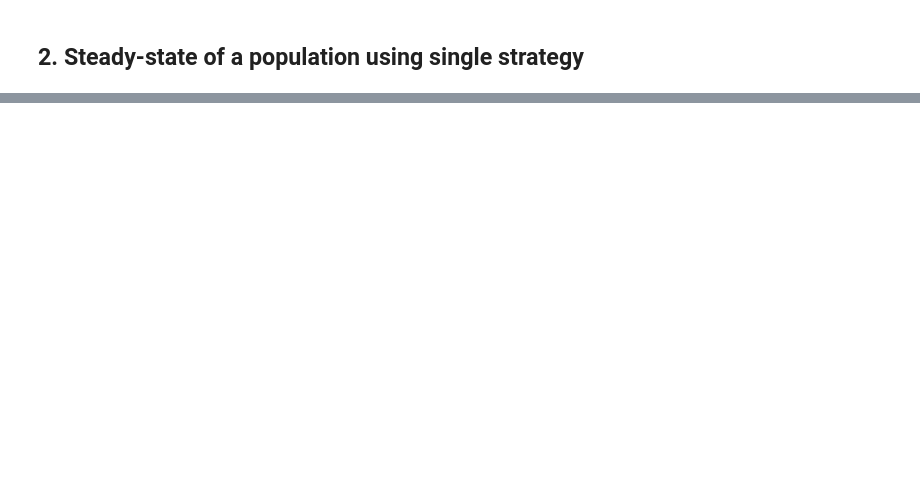
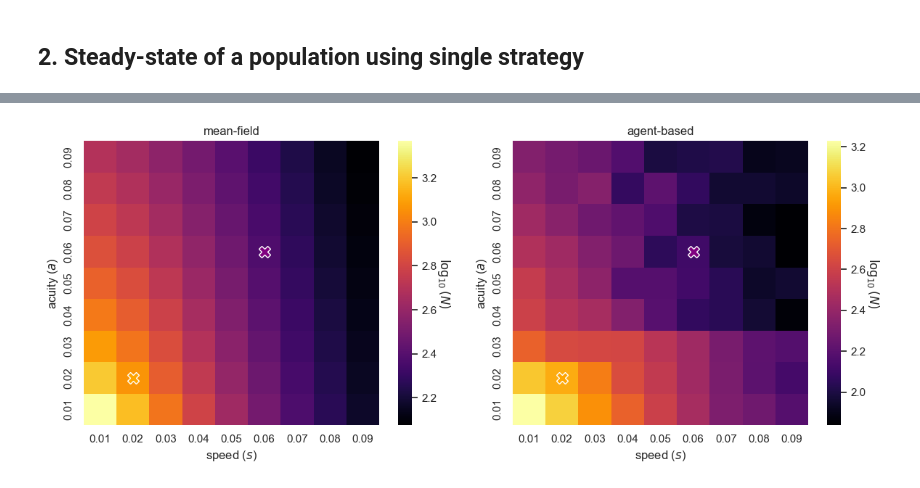
Before and after one commit to PrometheosFire/foraging-sim, a Jupyter notebook: evaluation/results.ipynb, the cells around one changed output, grey strips where cells are left out. Saved outputs shown, nothing was run; the diff lists cells and outputs as text; code cells hidden in the pictures; blank space fills up the shorter version.

```diff
--- a/evaluation/results.ipynb
+++ b/evaluation/results.ipynb
@@ -186,0 +193,83 @@ print(L)
+# %%
+# Parameters
+alpha = 4
+beta = 1
+delta_0 = 5e-3
+delta = 1
+K_b = 10
+K_d = 1.0
+F = 200
+resource_generation_rate = 1
+
+# Function that represents b(E) - d(E)
+def f(E):
+    E_alpha = E**alpha
+    b = beta * (E_alpha / (E_alpha + K_b**alpha))
+    d = delta_0 + delta * (K_d**alpha / (E_alpha + K_d**alpha))
+    return b - d
+
+initial_guess = 1.0
+
+# Solve b(E) = d(E) to obtain E*
+E_star = fsolve(f, initial_guess)[0]
+E_alpha = E_star**alpha
+
+# Load agent-level data
+df = pd.read_csv("./simulation_results/3_2_1000Steps_500pop.csv", delimiter=",")
+df = df.apply(pd.to_numeric, errors="coerce")
+df[["acuity", "speed"]] = df[["acuity", "speed"]].round(2)
+
+# Mean-field computation
+df["metabolic_cost"] = c_s * df["speed"]**2 + c_a * df["acuity"]
+df["birth_rate"] = beta * E_alpha / (E_alpha + K_b**alpha)
+df["n*"] = resource_generation_rate * F / (df["metabolic_cost"] + df["birth_rate"] * np.log(2) * E_star)
+df["log_10_n*"] = np.log10(df["n*"])
+
+# Agent-based log10 population
+df["log10_N"] = np.log10(df["population"])
+
+# Create pivot tables
+pivot_meanfield = df.pivot_table(index='acuity', columns='speed', values='log_10_n*')
+pivot_agentbased = df.pivot_table(index='acuity', columns='speed', values='log10_N')
+
+# Get positions (row index and column index) for the specific acuity/speed pairs
+def get_heatmap_coords(pivot_table, acuity_val, speed_val):
+    row = np.where(pivot_table.index == acuity_val)[0][0]
+    col = np.where(pivot_table.columns == speed_val)[0][0]
+    return col + 0.5, row + 0.5  # shift by 0.5 to center the marker in the heatmap cell
+
+# Coordinates for the two points
+x1, y1 = get_heatmap_coords(pivot_meanfield, 0.02, 0.02)
+x2, y2 = get_heatmap_coords(pivot_meanfield, 0.06, 0.06)
+
+# Create side-by-side plots
+fig, axs = plt.subplots(1, 2, figsize=(12, 5))
+
+# Mean-field
+sns.heatmap(pivot_meanfield, cmap="inferno", cbar=True, ax=axs[0])
+axs[0].set_title("mean-field")
+axs[0].set_xlabel(r"speed ($s$)")
+axs[0].set_ylabel(r"acuity ($a$)")
+axs[0].invert_yaxis()
+axs[0].collections[0].colorbar.set_label(r"$\log_{10}(N)$", rotation=-90, labelpad=15)
+
+# Mark points on mean-field
+axs[0].plot(x1, y1, marker='X', color='orange', markersize=12, markeredgecolor='white')
+axs[0].plot(x2, y2, marker='X', color='purple', markersize=12, markeredgecolor='white')
+
+# Agent-based
+sns.heatmap(pivot_agentbased, cmap="inferno", cbar=True, ax=axs[1])
+axs[1].set_title("agent-based")
+axs[1].set_xlabel(r"speed ($s$)")
+axs[1].set_ylabel(r"acuity ($a$)")
+axs[1].invert_yaxis()
+axs[1].collections[0].colorbar.set_label(r"$\log_{10}(N)$", rotation=-90, labelpad=15)
+
+# Mark points on agent-based
+axs[1].plot(x1, y1, marker='X', color='orange', markersize=12, markeredgecolor='white')
+axs[1].plot(x2, y2, marker='X', color='purple', markersize=12, markeredgecolor='white')
+
+plt.tight_layout()
+plt.show()
+# %% [output]
+[figure, added]
```
Also changed, not shown: parts of 15 cells of this notebook.
